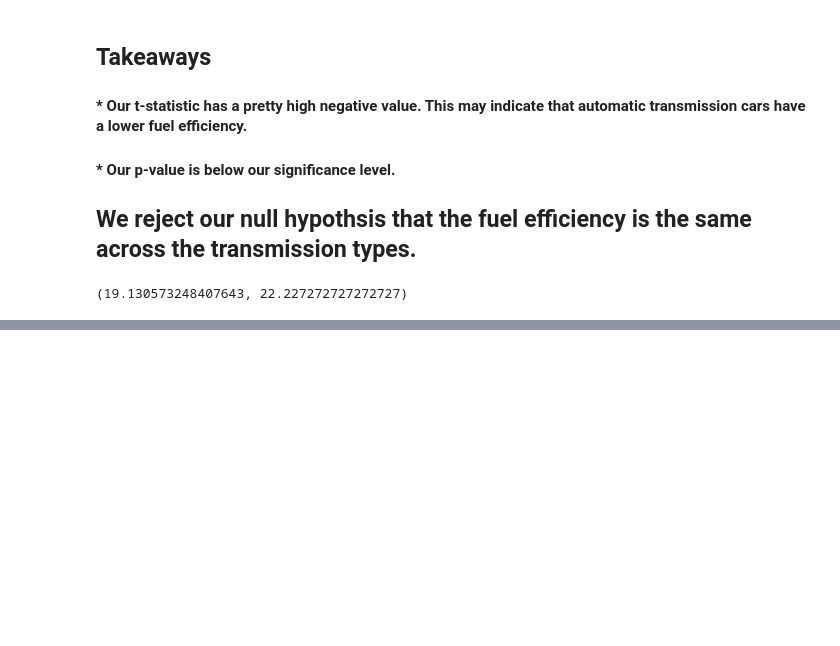
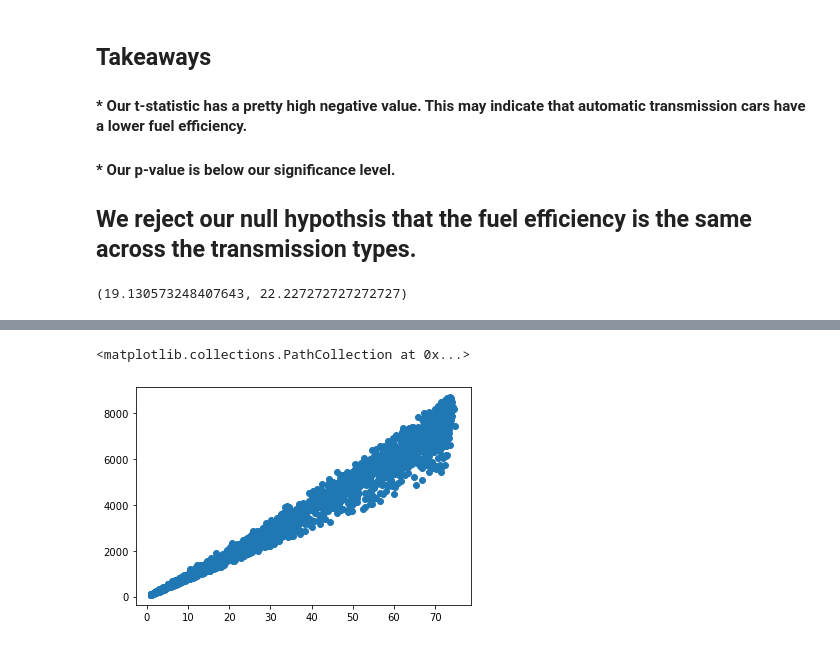
Before and after one commit to brentschriver/statistics-exercises, a Jupyter notebook: hypothesis-testing-revisited.ipynb, the cells around one changed output, grey strips where cells are left out. Cells and saved outputs as stored; diff of their text form; code cells hidden in the pictures; blank space fills up the shorter version.

```diff
--- a/hypothesis-testing-revisited.ipynb
+++ b/hypothesis-testing-revisited.ipynb
@@ -356,0 +651,5 @@ auto_fe.mean(), manual_fe.mean()
+# %%
+plt.scatter('tenure_month', 'total_charges', data=fiber_two_or_more_lines)
+# %% [output]
+<matplotlib.collections.PathCollection at 0x...>
+[figure, added]
```
Also changed, not shown: parts of 55 cells of this notebook.
